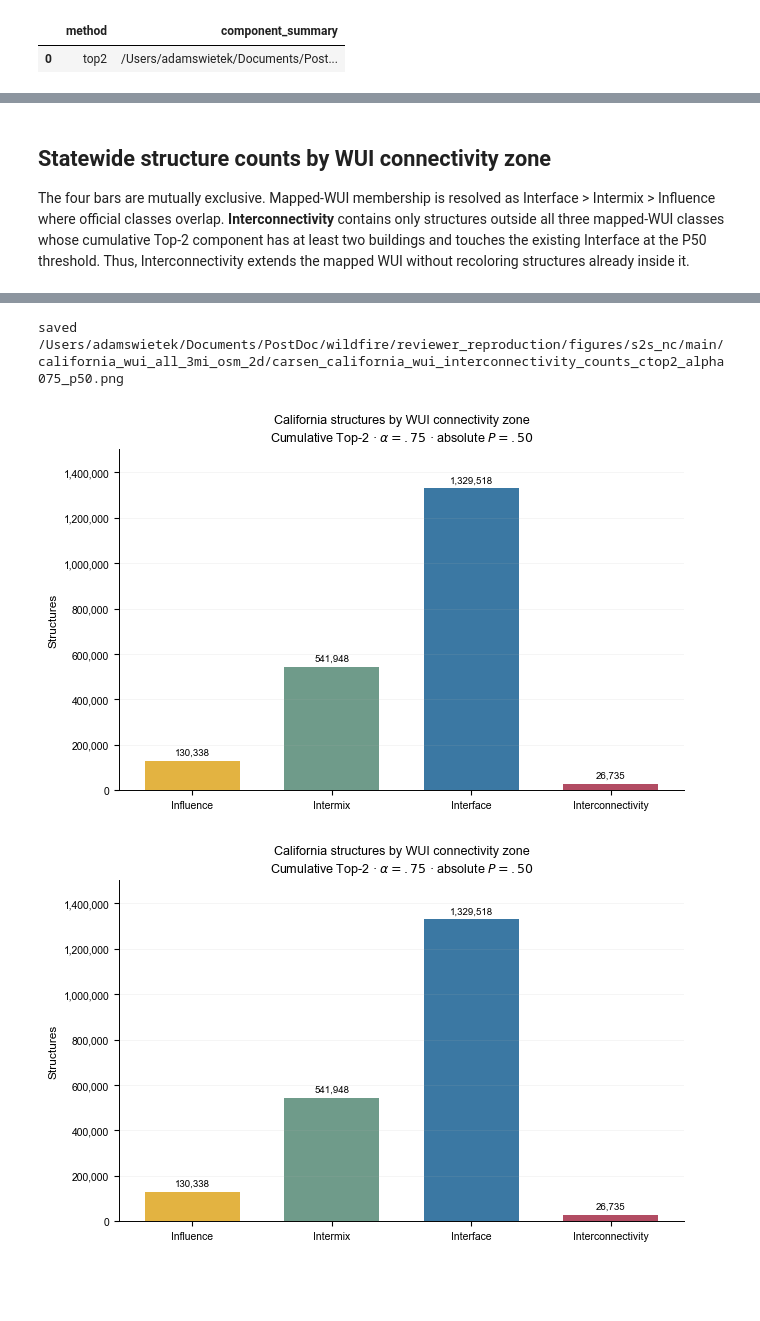
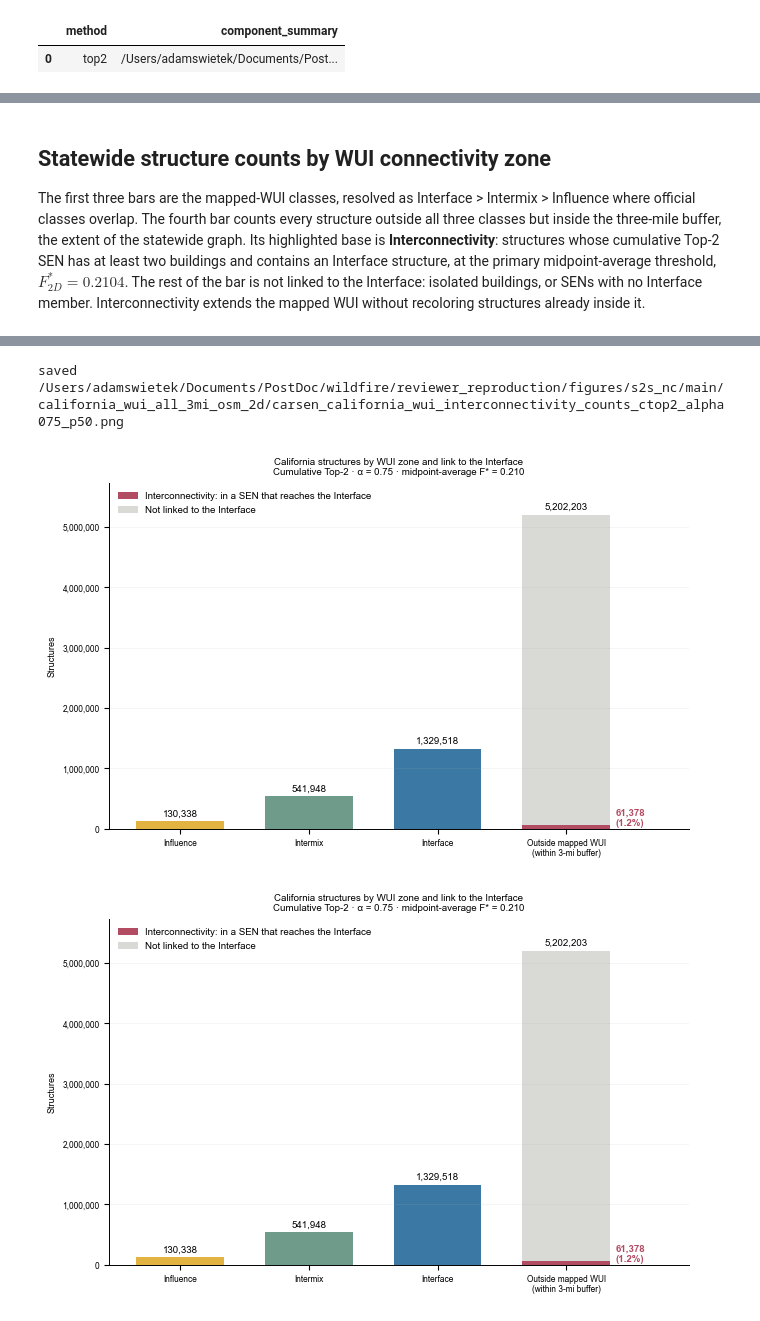
Before and after one commit to AdamSwietek/s2s_reviewer_reproduction, a Jupyter notebook: s2s_nc/notebooks/06_carsen.ipynb, the cells around one changed output, grey strips where cells are left out. Drawn from its saved outputs; the diff is of its cells as text; code cells hidden in the pictures; blank space fills up the shorter version.

```diff
--- a/s2s_nc/notebooks/06_carsen.ipynb
+++ b/s2s_nc/notebooks/06_carsen.ipynb
@@ -48,7 +48,7 @@ STATE_2D_RUN = Path(os.environ.get(
 COUNTY_3D_RUN = Path(os.environ.get(
     'OPENVIEW_3D_BVF_DIR',
     '/Users/adamswietek/Documents/PostDoc/openview/results/'
-    'lariac6_wui_all_2mi_bvf_3d_nf_cone85_nosolar',
+    'lariac6_wui_all_2mi_bvf_3d_nf_cone85_nosolar_pads3m',
 ))
 COUNTY_BUILDINGS = (
     PACKAGE_ROOT / 'data' / 'derived' / 'openview3d_lariac6_2mi'
@@ -96,9 +96,19 @@ CA_WUI_CLASSES = (
     / 'california_interface_intermix_influence_75m.parquet'
 )
 TOP2_EDGE_FLOOR_ALPHA = 0.75
+# Primary statewide network: the midpoint-average threshold. The folder name
+# predates its promotion from robustness check; 05_rsen reads the same folder.
 STATE_COMPONENTS_CTOP2_ALPHA075 = (
+    STATE_COMPONENTS / 'threshold_comparison'
+    / 'midpoint_average_robustness'
+)
+STATE_COMPONENTS_CTOP2_ALPHA075_DIRECT = (
     STATE_COMPONENTS / 'absolute_p50_ctop2_alpha075'
 )
+STATE_COMPONENTS_CTOP2_ALPHA075_LOCAL = (
+    STATE_COMPONENTS / 'threshold_comparison'
+    / 'local_threshold_region_equivalent'
+)
 SPATIAL_DIR = STATE_COMPONENTS_CTOP2_ALPHA075 / 'spatial'
 # %%
 extent_path, crosswalk_path, extent_summary = build_county_extent_crosswalk(
@@ -1543,7 +1665,7 @@ KeyboardInterrupt:
 # %% [markdown]
 ## Statewide structure counts by WUI connectivity zone
 
-The four bars are mutually exclusive. Mapped-WUI membership is resolved as Interface > Intermix > Influence where official classes overlap. **Interconnectivity** contains only structures outside all three mapped-WUI classes whose cumulative Top-2 component has at least two buildings and touches the existing Interface at the P50 threshold. Thus, Interconnectivity extends the mapped WUI without recoloring structures already inside it.
+The first three bars are the mapped-WUI classes, resolved as Interface > Intermix > Influence where official classes overlap. The fourth bar counts every structure outside all three classes but inside the three-mile buffer, the extent of the statewide graph. Its highlighted base is **Interconnectivity**: structures whose cumulative Top-2 SEN has at least two buildings and contains an Interface structure, at the primary midpoint-average threshold, $F^*_{2D}=0.2104$. The rest of the bar is not linked to the Interface: isolated buildings, or SENs with no Interface member. Interconnectivity extends the mapped WUI without recoloring structures already inside it.
 # %%
 # Mutually exclusive statewide counts for the three mapped classes and
 # CTop2 alpha=.75 Interconnectivity outside mapped WUI.
@@ -1589,40 +1711,60 @@ is_interconnectivity = (
 )
 
 ZONE_ORDER = ['Influence', 'Intermix', 'Interface', 'Interconnectivity']
+outside = assignments.wui_class.eq('Outside mapped WUI')
+interconnected, outside_total = int(is_interconnectivity.sum()), int(outside.sum())
 zone_counts = pd.DataFrame({
-    'zone': ZONE_ORDER,
+    'zone': ['Influence', 'Intermix', 'Interface',
+             'Outside mapped WUI (within 3-mi buffer)', 'of which Interconnectivity'],
     'structures': [
         int(assignments.wui_class.eq('Influence').sum()),
         int(assignments.wui_class.eq('Intermix').sum()),
         int(assignments.wui_class.eq('Interface').sum()),
-        int(is_interconnectivity.sum()),
+        outside_total, interconnected,
     ],
 })
 zone_counts['share_of_statewide_sample'] = (
     zone_counts.structures / len(assignments)
 )
-zone_counts['F_ij_threshold'] = F_2D_ABSOLUTE_P50
+zone_counts['share_of_outside_mapped_wui'] = np.where(
+    zone_counts.zone.str.startswith(('Outside', 'of which')),
+    zone_counts.structures / outside_total, np.nan,
+)
+zone_counts['F_ij_threshold'] = F_2D_NETWORK_THRESHOLD
 zone_counts['edge_floor_alpha'] = TOP2_EDGE_FLOOR_ALPHA
 zone_counts.to_csv(
     RESULTS / 'california_structure_counts_by_wui_and_interconnectivity_ctop2_alpha075_p50.csv',
     index=False,
 )
 
+# Mapped classes as plain bars; everything outside them, stacked by whether
+# its SEN reaches the Interface (Interconnectivity, highlighted) or not.
 zone_colors = ['#E3B341', '#6F9B8A', '#3B78A3', '#B24C63']
+UNLINKED_COLOR = '#D9D9D6'
+bar_labels = ['Influence', 'Intermix', 'Interface', 'Outside mapped WUI\n(within 3-mi buffer)']
+bar_totals = [*zone_counts.structures.iloc[:3], outside_total]
 fig_z, ax_z = plt.subplots(figsize=(6.6, 4.2))
-bars = ax_z.bar(zone_counts.zone, zone_counts.structures, color=zone_colors,
-                width=.68, edgecolor='none')
-ax_z.bar_label(bars, labels=[f'{value:,}' for value in zone_counts.structures],
-               padding=3, fontsize=7)
+ax_z.bar(bar_labels[:3], bar_totals[:3], color=zone_colors[:3], width=.68, edgecolor='none')
+ax_z.bar(bar_labels[3], interconnected, color=zone_colors[3], width=.68, edgecolor='none',
+         label='Interconnectivity: in a SEN that reaches the Interface')
+ax_z.bar(bar_labels[3], outside_total - interconnected, bottom=interconnected,
+         color=UNLINKED_COLOR, width=.68, edgecolor='none',
+         label='Not linked to the Interface')
+for position, total in enumerate(bar_totals):
+    ax_z.text(position, total + .01 * outside_total, f'{total:,}',
+              ha='center', va='bottom', fontsize=7)
+ax_z.text(3.38, interconnected / 2, f'{interconnected:,}\n({interconnected / outside_total:.1%})',
+          ha='left', va='bottom', fontsize=7, color=zone_colors[3], fontweight='bold')
 ax_z.set(
-    ylabel='Structures',
-    title='California structures by WUI connectivity zone\n'
-          r'Cumulative Top-2 · $\alpha=.75$ · absolute $P=.50$',
+    xlim=(-.55, 3.95), ylabel='Structures',
+    title='California structures by WUI zone and link to the Interface\n'
+          f'Cumulative Top-2 · α = 0.75 · midpoint-average F* = {F_2D_NETWORK_THRESHOLD:.3f}',
 )
-ax_z.set_ylim(0, zone_counts.structures.max() * 1.13)
+ax_z.set_ylim(0, outside_total * 1.1)
 ax_z.yaxis.set_major_formatter(plt.FuncFormatter(lambda value, _: f'{value:,.0f}'))
 ax_z.grid(axis='y', alpha=.18, linewidth=.5)
 ax_z.spines[['top', 'right']].set_visible(False)
+ax_z.legend(frameon=False, fontsize=7, loc='upper left')
 fig_z.tight_layout()
 zone_stem = FIGURES / 'carsen_california_wui_interconnectivity_counts_ctop2_alpha075_p50'
 fig_z.savefig(zone_stem.with_suffix('.pdf'), bbox_inches='tight', facecolor='white')
@@ -1639,3 +1782,3 @@ fig_z
 saved /Users/adamswietek/Documents/PostDoc/wildfire/reviewer_reproduction/figures/s2s_nc/main/california_wui_all_3mi_osm_2d/carsen_california_wui_interconnectivity_counts_ctop2_alpha075_p50.png
-[figure, old version]
+[figure, new version]
-[figure, old version]
+[figure, new version]
```
Also changed, not shown: parts of 35 cells of this notebook, 6 other files.
